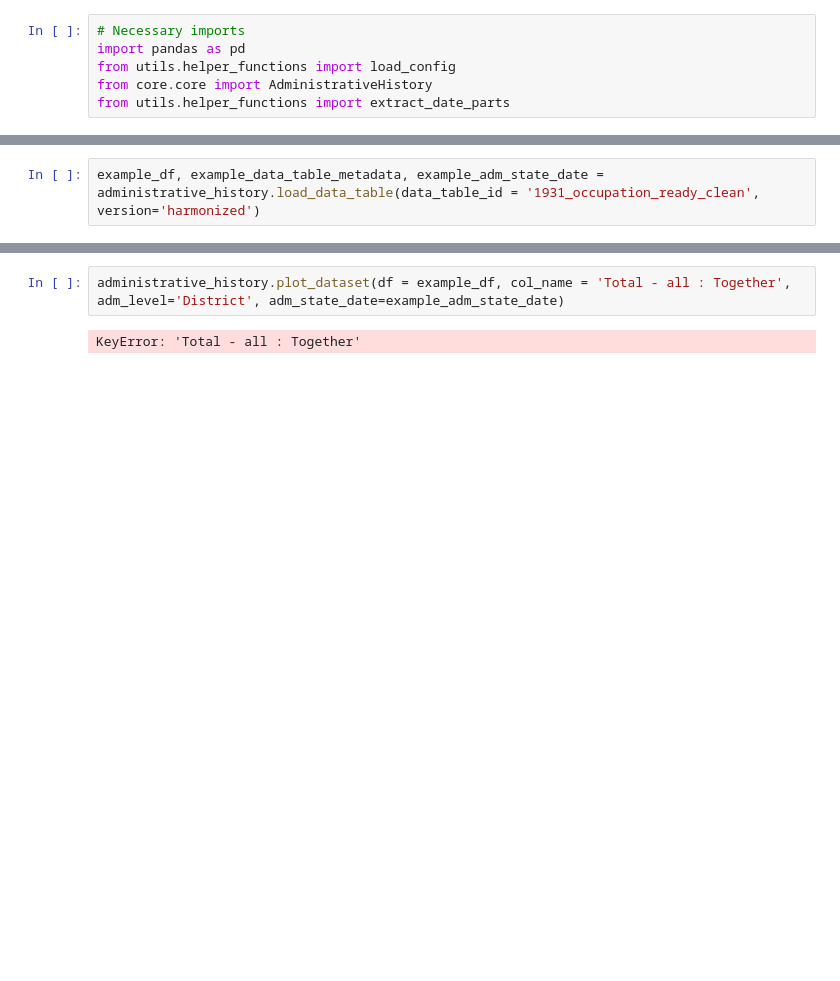
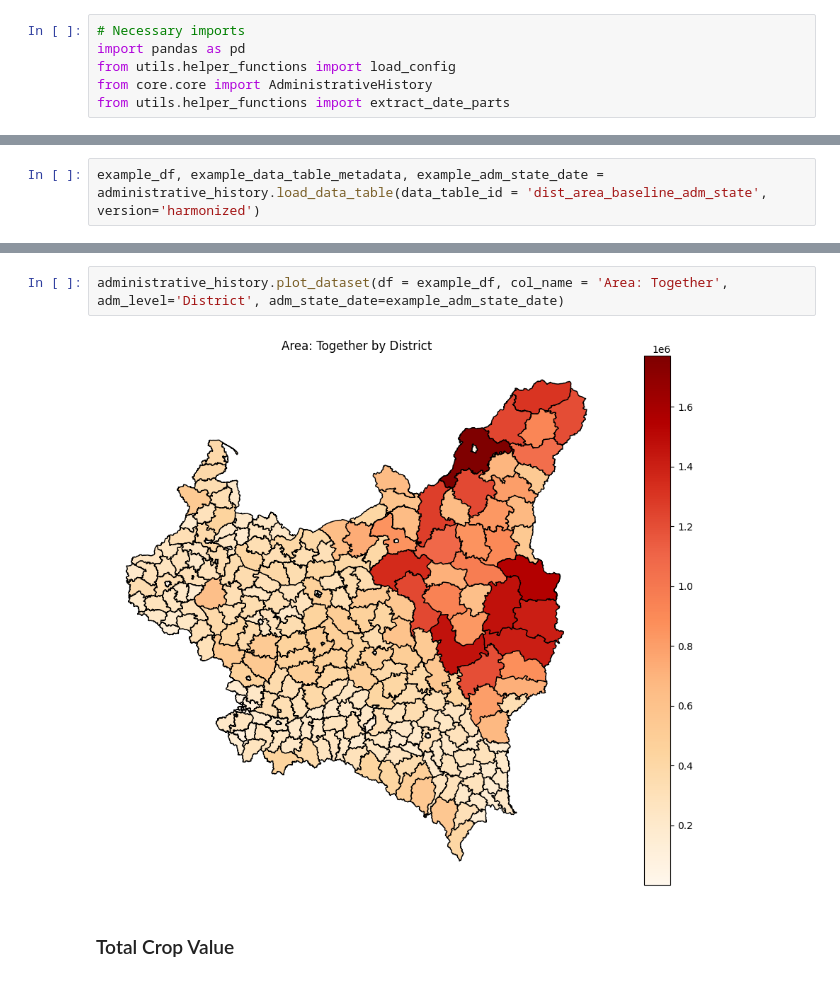
Before and after one commit to jjkiljanski/border-harmonization-toolkit, a Jupyter notebook: gdp_computation.ipynb, the cells around one changed output, grey strips where cells are left out. Drawn from its saved outputs; the diff is of its cells as text; blank space fills up the shorter version.

Commit message:
Minor debugging. Added computations to the example gdp_computation.ipynb file

```diff
--- a/gdp_computation.ipynb
+++ b/gdp_computation.ipynb
@@ -70,2 +45,2 @@ Calling create_dist_area_dataset method...
 # %%
-example_df, example_data_table_metadata, example_adm_state_date = administrative_history.load_data_table(data_table_id = '1931_occupation_ready_clean', version='harmonized')
+example_df, example_data_table_metadata, example_adm_state_date = administrative_history.load_data_table(data_table_id = 'dist_area_baseline_adm_state', version='harmonized')
@@ -110,4 +65,6 @@ Index(['District', 'Total - all  : Together', 'Total - m: Together',
 # %%
-administrative_history.plot_dataset(df = example_df, col_name = 'Total - all : Together', adm_level='District', adm_state_date=example_adm_state_date)
+administrative_history.plot_dataset(df = example_df, col_name = 'Area: Together', adm_level='District', adm_state_date=example_adm_state_date)
 # %% [output]
-KeyError: 'Total - all : Together'
+[figure, added]
+# %% [markdown]
+### Total Crop Value
```
Also changed, not shown: parts of 26 cells of this notebook, 7 other files.
